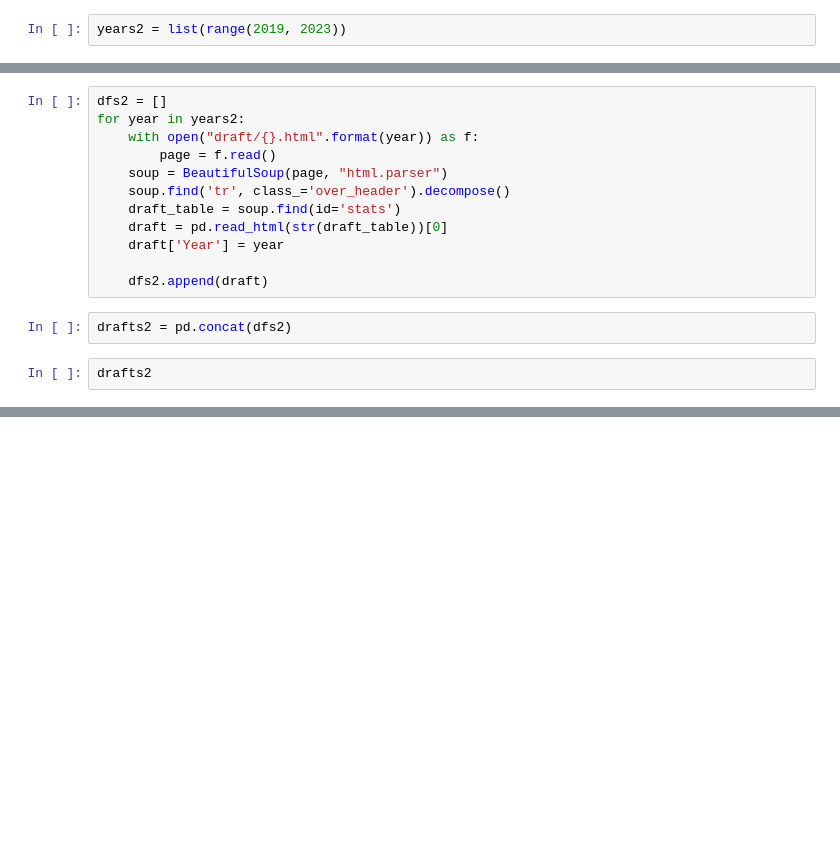
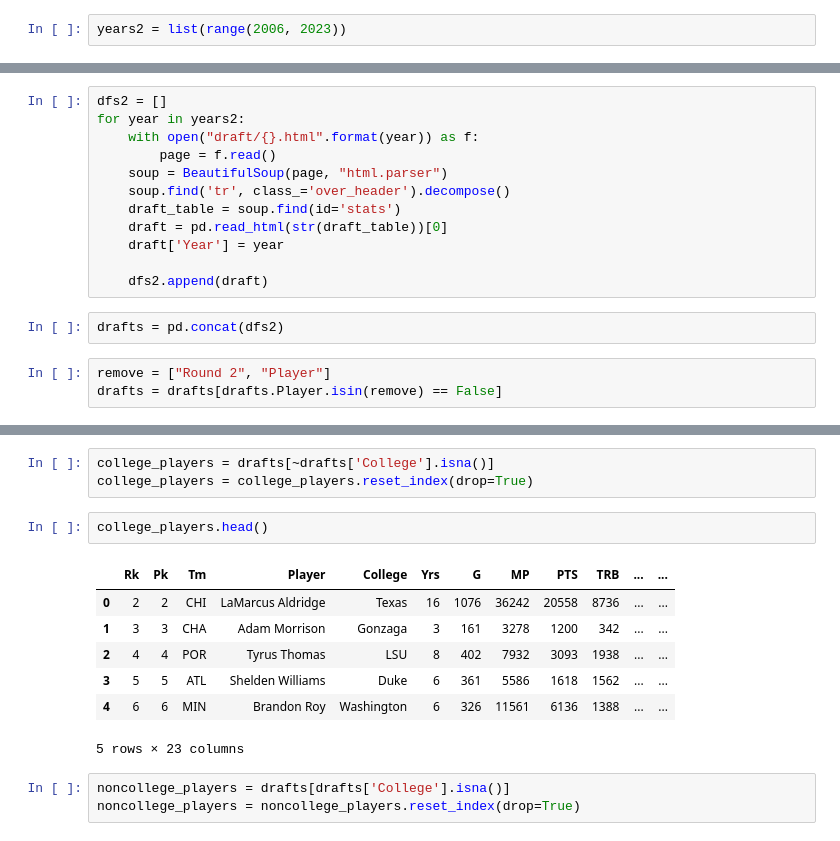
Before and after one commit to MattSasaki/Draft-Position-vs-College-Conference, a Jupyter notebook: workbook.ipynb, the cells around one changed output, grey strips where cells are left out. Drawn from its saved outputs; the diff is of its cells as text; blank space fills up the shorter version.

Commit message:
set up for scraping of college data

```diff
--- a/workbook.ipynb
+++ b/workbook.ipynb
@@ -52,5 +53,5 @@ drafts
 # %%
-years2 = list(range(2019, 2023))
+years2 = list(range(2006, 2023))
 # %%
 import requests
 
@@ -73,6 +76,7 @@ for year in years2:
 
     dfs2.append(draft)
 # %%
-drafts2 = pd.concat(dfs2)
+drafts = pd.concat(dfs2)
 # %%
-drafts2
+remove = ["Round 2", "Player"]
+drafts = drafts[drafts.Player.isin(remove) == False]
@@ -110,0 +83,16 @@ drafts_full
+# %%
+college_players = drafts[~drafts['College'].isna()]
+college_players = college_players.reset_index(drop=True)
+# %%
+college_players.head()
+# %% [output]
+|  | Rk | Pk | Tm | Player | College | Yrs | G | MP | PTS | TRB | ... | ... |
+| 0 | 2 | 2 | CHI | LaMarcus Aldridge | Texas | 16 | 1076 | 36242 | 20558 | 8736 | ... | ... |
+| 1 | 3 | 3 | CHA | Adam Morrison | Gonzaga | 3 | 161 | 3278 | 1200 | 342 | ... | ... |
+| 2 | 4 | 4 | POR | Tyrus Thomas | LSU | 8 | 402 | 7932 | 3093 | 1938 | ... | ... |
+| 3 | 5 | 5 | ATL | Shelden Williams | Duke | 6 | 361 | 5586 | 1618 | 1562 | ... | ... |
+| 4 | 6 | 6 | MIN | Brandon Roy | Washington | 6 | 326 | 11561 | 6136 | 1388 | ... | ... |
+5 rows × 23 columns
+# %%
+noncollege_players = drafts[drafts['College'].isna()]
+noncollege_players = noncollege_players.reset_index(drop=True)
```
Also changed, not shown: parts of 15 cells of this notebook.
